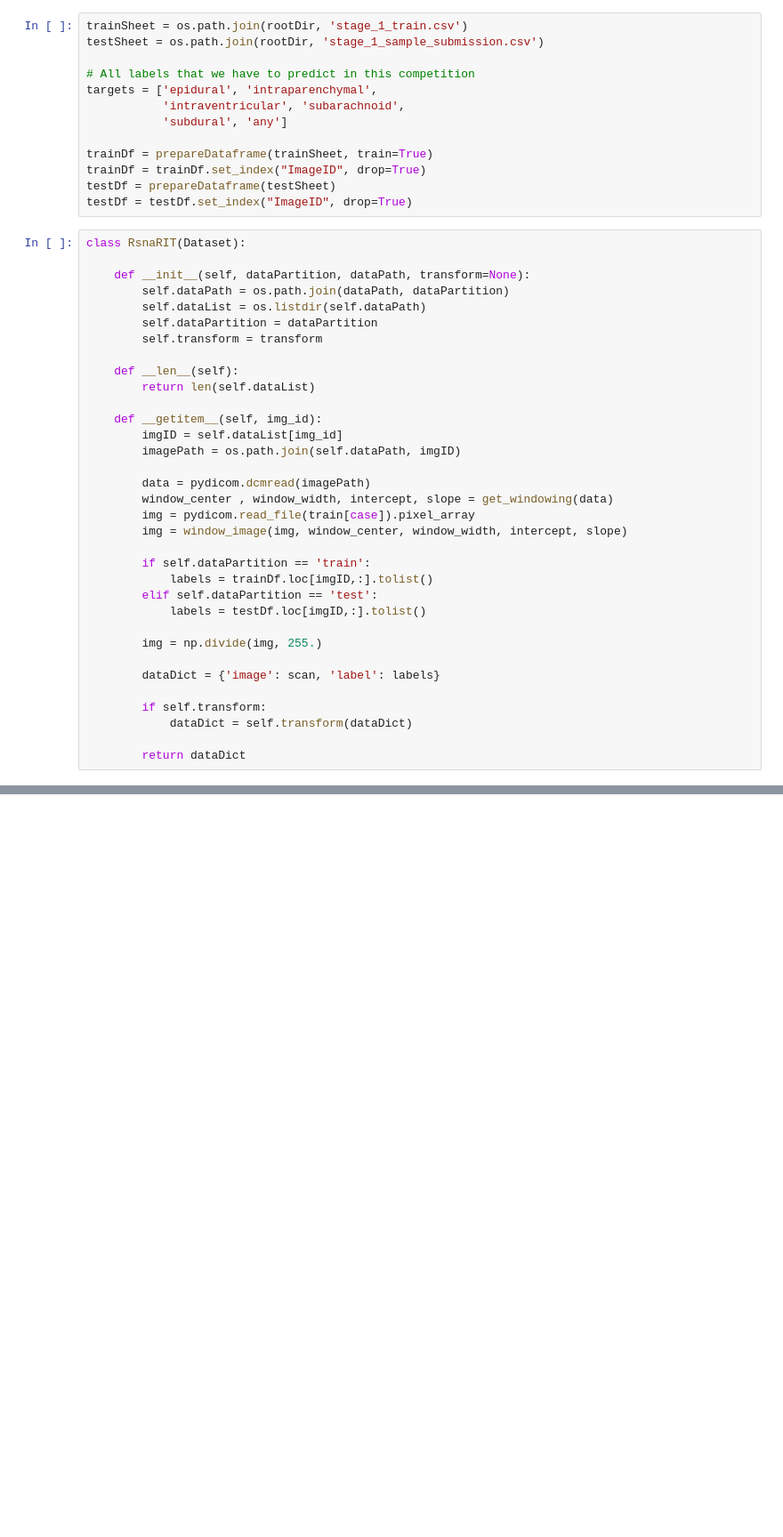
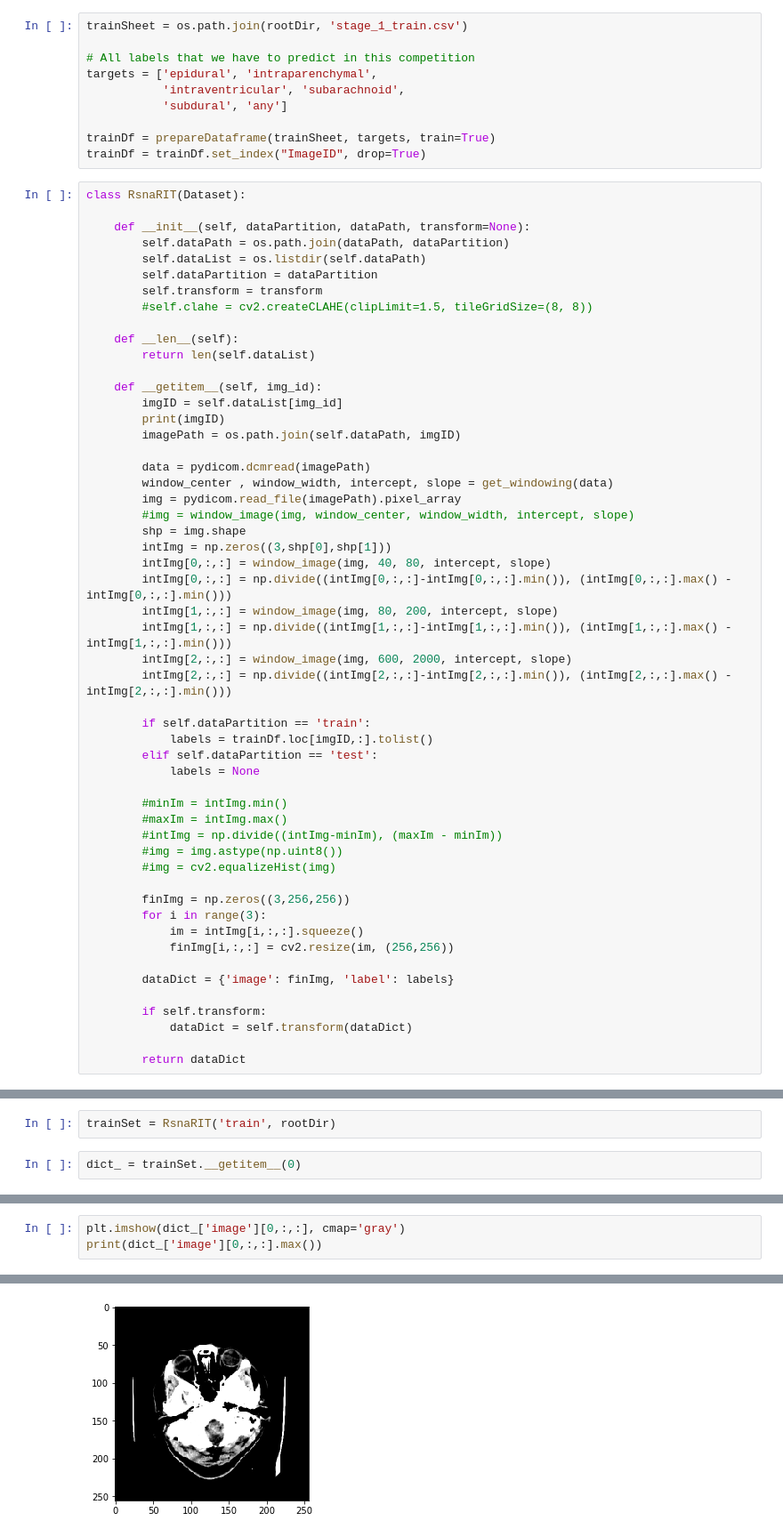
Before and after one commit to sankethsm/rsna-kaggle-RIT, a Jupyter notebook: datagenerator.ipynb, the cells around one changed output, grey strips where cells are left out. Shown at 89% size. Saved outputs shown, nothing was run; the diff lists cells and outputs as text; blank space fills up the shorter version.

Commit message:
Trainable code

```diff
--- a/datagenerator.ipynb
+++ b/datagenerator.ipynb
@@ -65,17 +67,14 @@ def prepareDataframe(path, train=False, nrows=None):
     return newDf
 # %%
 trainSheet = os.path.join(rootDir, 'stage_1_train.csv')
-testSheet = os.path.join(rootDir, 'stage_1_sample_submission.csv')
 
 # All labels that we have to predict in this competition
 targets = ['epidural', 'intraparenchymal',
            'intraventricular', 'subarachnoid',
            'subdural', 'any']
 
-trainDf = prepareDataframe(trainSheet, train=True)
+trainDf = prepareDataframe(trainSheet, targets, train=True)
 trainDf = trainDf.set_index("ImageID", drop=True)
-testDf = prepareDataframe(testSheet)
-testDf = testDf.set_index("ImageID", drop=True)
 # %%
 class RsnaRIT(Dataset):
 
@@ -84,27 +83,46 @@ class RsnaRIT(Dataset):
         self.dataList = os.listdir(self.dataPath)
         self.dataPartition = dataPartition
         self.transform = transform
+        #self.clahe = cv2.createCLAHE(clipLimit=1.5, tileGridSize=(8, 8))
 
     def __len__(self):
         return len(self.dataList)
 
     def __getitem__(self, img_id):
         imgID = self.dataList[img_id]
+        print(imgID)
         imagePath = os.path.join(self.dataPath, imgID)
 
         data = pydicom.dcmread(imagePath)
         window_center , window_width, intercept, slope = get_windowing(data)
-        img = pydicom.read_file(train[case]).pixel_array
-        img = window_image(img, window_center, window_width, intercept, slope)
+        img = pydicom.read_file(imagePath).pixel_array
+        #img = window_image(img, window_center, window_width, intercept, slope)
+        shp = img.shape
+        intImg = np.zeros((3,shp[0],shp[1]))
+        intImg[0,:,:] = window_image(img, 40, 80, intercept, slope)
+        intImg[0,:,:] = np.divide((intImg[0,:,:]-intImg[0,:,:].min()), (intImg[0,:,:].max() - intImg[0,:,:].min()))
+        intImg[1,:,:] = window_image(img, 80, 200, intercept, slope)
+        intImg[1,:,:] = np.divide((intImg[1,:,:]-intImg[1,:,:].min()), (intImg[1,:,:].max() - intImg[1,:,:].min()))
+        intImg[2,:,:] = window_image(img, 600, 2000, intercept, slope)
+        intImg[2,:,:] = np.divide((intImg[2,:,:]-intImg[2,:,:].min()), (intImg[2,:,:].max() - intImg[2,:,:].min()))
 
         if self.dataPartition == 'train':
             labels = trainDf.loc[imgID,:].tolist()
         elif self.dataPartition == 'test':
-            labels = testDf.loc[imgID,:].tolist()
+            labels = None
 
-        img = np.divide(img, 255.)
+        #minIm = intImg.min()
+        #maxIm = intImg.max()
+        #intImg = np.divide((intImg-minIm), (maxIm - minIm))
+        #img = img.astype(np.uint8())
+        #img = cv2.equalizeHist(img)
 
-        dataDict = {'image': scan, 'label': labels}
+        finImg = np.zeros((3,256,256))
+        for i in range(3):
+            im = intImg[i,:,:].squeeze()
+            finImg[i,:,:] = cv2.resize(im, (256,256))
+
+        dataDict = {'image': finImg, 'label': labels}
 
         if self.transform:
             dataDict = self.transform(dataDict)
@@ -112,0 +169,4 @@ class RsnaRIT(Dataset):
+# %%
+trainSet = RsnaRIT('train', rootDir)
+# %%
+dict_ = trainSet.__getitem__(0)
@@ -112,0 +175,4 @@ class RsnaRIT(Dataset):
+# %%
+plt.imshow(dict_['image'][0,:,:], cmap='gray')
+print(dict_['image'][0,:,:].max())
+# %% [output]
@@ -112,0 +180 @@ class RsnaRIT(Dataset):
+[figure, added]
```
Also changed, not shown: parts of 9 cells of this notebook, 13 other files.
